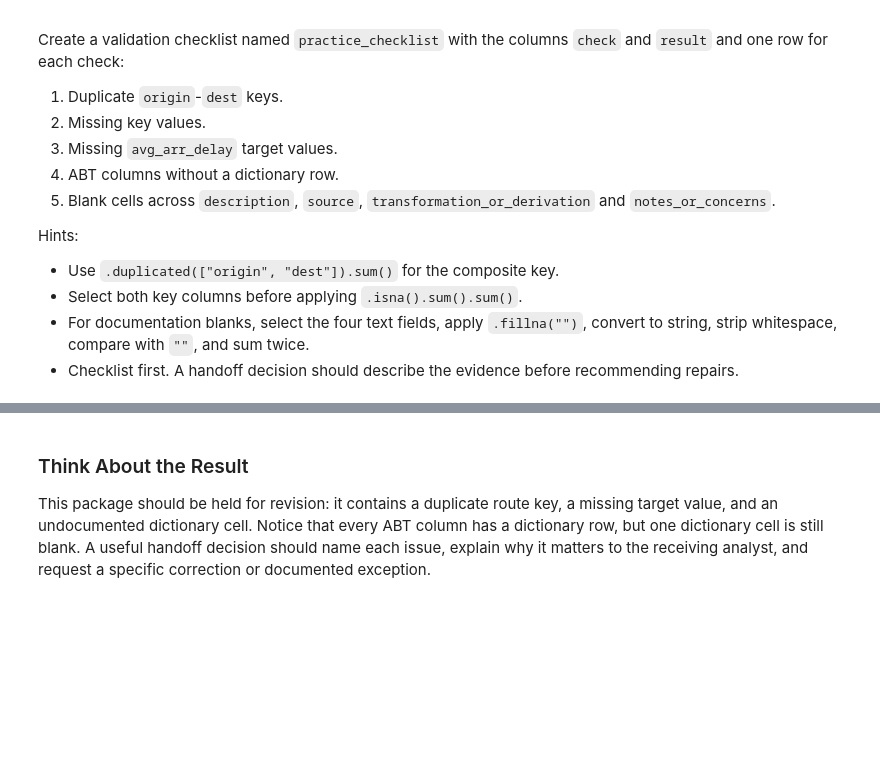
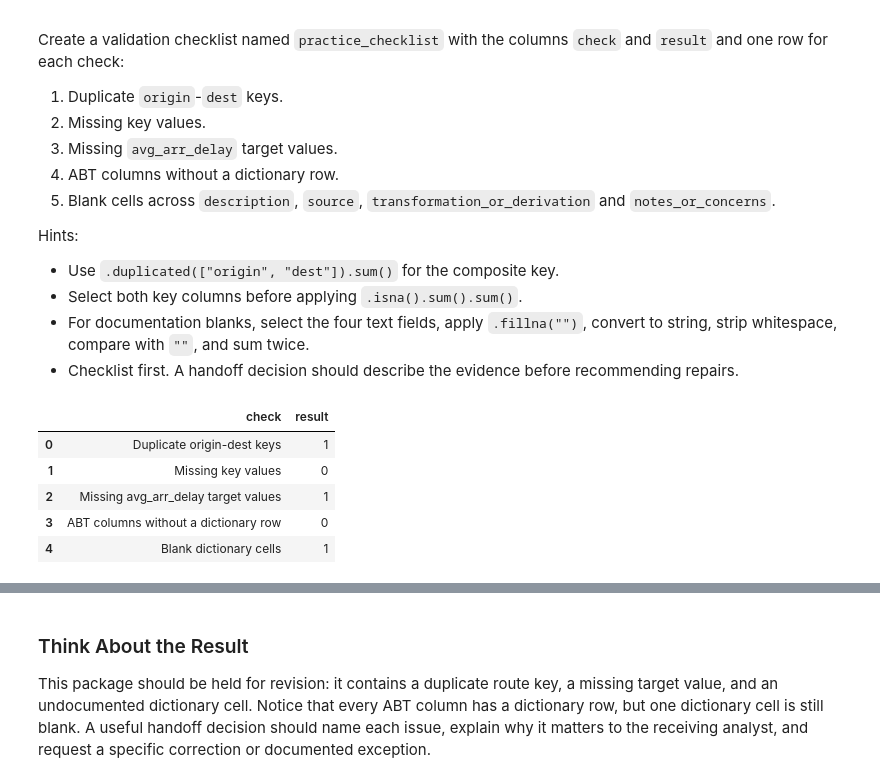
Before and after one commit to oggg19/ban6003-week-11-abt-documentation, a Jupyter notebook: notebooks/module11_abt_documentation_guided_lab.ipynb, the cells around one changed output, grey strips where cells are left out. Saved outputs shown, nothing was run; the diff lists cells and outputs as text; code cells hidden in the pictures; blank space fills up the shorter version.

```diff
--- a/notebooks/module11_abt_documentation_guided_lab.ipynb
+++ b/notebooks/module11_abt_documentation_guided_lab.ipynb
@@ -643,8 +846,22 @@ Hints:
 - Checklist first. A handoff decision should describe the evidence before recommending repairs.
 # %%
 # Optional practice workspace
-# Replace None with a DataFrame that has the columns check and result, one row per requested check.
-practice_checklist = None
+practice_checklist = pd.DataFrame([
+    {"check": "Duplicate origin-dest keys", "result": practice_abt.duplicated(["origin", "dest"]).sum()},
+    {"check": "Missing key values", "result": practice_abt[["origin", "dest"]].isna().sum().sum()},
+    {"check": "Missing avg_arr_delay target values", "result": practice_abt["avg_arr_delay"].isna().sum()},
+    {"check": "ABT columns without a dictionary row", "result": len(set(practice_abt.columns) - set(practice_dictionary["column_name"]))},
+    {"check": "Blank dictionary cells", "result": int(practice_dictionary[["description", "source", "transformation_or_derivation", "notes_or_concerns"]].fillna("").astype(str).apply(lambda s: s.str.strip()).eq("").sum().sum())},
+])
+
+practice_checklist
+# %% [output]
+|  | check | result |
+| 0 | Duplicate origin-dest keys | 1 |
+| 1 | Missing key values | 0 |
+| 2 | Missing avg_arr_delay target values | 1 |
+| 3 | ABT columns without a dictionary row | 0 |
+| 4 | Blank dictionary cells | 1 |
 # %%
 # Run this self-check after you create practice_checklist.
 if practice_checklist is None:
```
Also changed, not shown: parts of 32 cells of this notebook, 3 other files.
